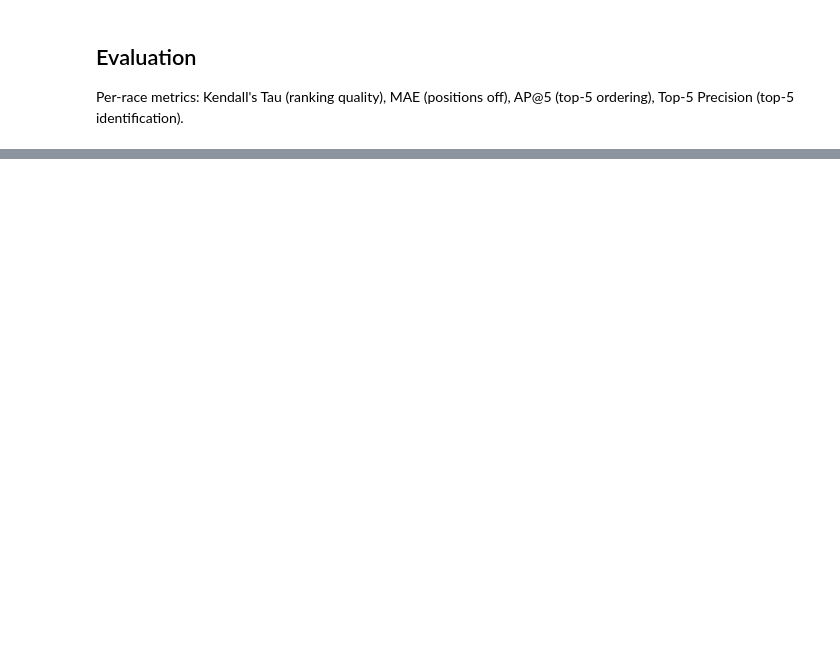
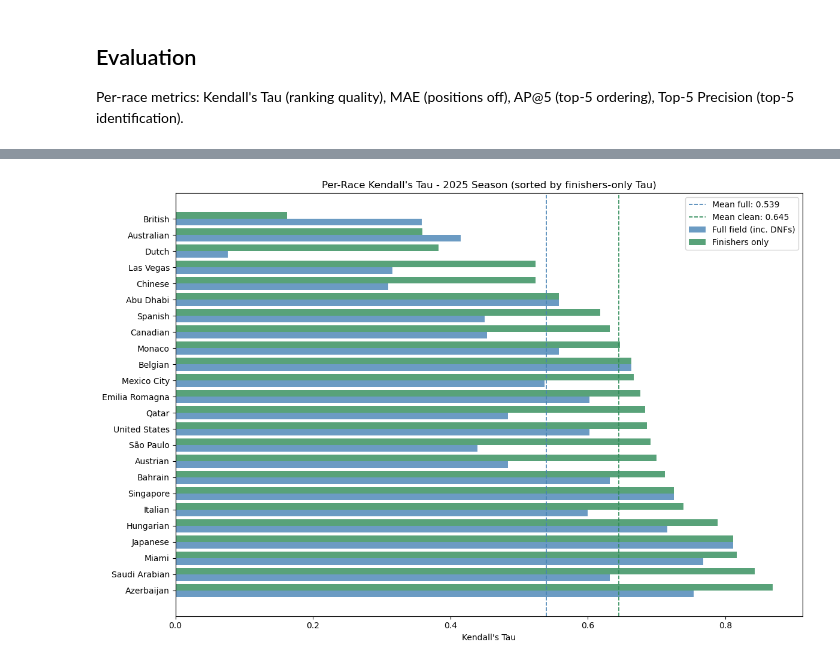
Before and after one commit to JohanRamirez2022/F1-Driver-Race-Position-Predictor, a Jupyter notebook: F1.ipynb, the cells around one changed output, grey strips where cells are left out. Saved outputs shown, nothing was run; the diff lists cells and outputs as text; code cells hidden in the pictures; blank space fills up the shorter version.

```diff
--- a/F1.ipynb
+++ b/F1.ipynb
@@ -180,4 +181,5 @@ Load the combined dataset and sort chronologically.
 # %%
 df = pd.read_csv('data/f1_2020_2025.csv')
 df = df.sort_values(['Season', 'Round']).reset_index(drop=True)
+raw_2025 = pd.read_csv('data/f1_2025.csv')
 print(f"Loaded {len(df)} rows across {df['Season'].nunique()} seasons ({int(df['Season'].min())}-{int(df['Season'].max())})")
@@ -628,16 +765,27 @@ plt.show()
 # %%
-# Per-race Kendall's Tau bar chart
-races_sorted = sorted(tau_scores.items(), key=lambda x: x[1], reverse=True)
-race_names = [r[0].replace(' Grand Prix', '') for r in races_sorted]
-taus = [r[1] for r in races_sorted]
-colors = ['steelblue' if t >= 0 else 'tomato' for t in taus]
+# Per-race Kendall's Tau bar chart (full field vs finishers only)
+races_sorted = sorted(tau_full_scores.keys(), key=lambda r: -tau_clean_scores[r])
+race_names   = [r.replace(' Grand Prix', '') for r in races_sorted]
+taus_full    = [tau_full_scores[r]  for r in races_sorted]
+taus_clean   = [tau_clean_scores[r] for r in races_sorted]
 
-fig, ax = plt.subplots(figsize=(12, 6))
-ax.barh(race_names, taus, color=colors)
+x     = np.arange(len(race_names))
+width = 0.4
+
+fig, ax = plt.subplots(figsize=(12, 8))
+ax.barh(x - width/2, taus_full,  width, label='Full field (inc. DNFs)', color='steelblue', alpha=0.8)
+ax.barh(x + width/2, taus_clean, width, label='Finishers only',         color='seagreen',  alpha=0.8)
+ax.set_yticks(x)
+ax.set_yticklabels(race_names)
 ax.axvline(0, color='black', linewidth=0.8)
-ax.axvline(np.mean(taus), color='red', linestyle='--', linewidth=1.5, label=f'Mean: {np.mean(taus):.3f}')
+ax.axvline(np.mean(taus_full),  color='steelblue', linestyle='--', linewidth=1.2,
+           label=f'Mean full: {np.mean(taus_full):.3f}')
+ax.axvline(np.mean(taus_clean), color='seagreen',  linestyle='--', linewidth=1.2,
+           label=f'Mean clean: {np.mean(taus_clean):.3f}')
 ax.set_xlabel("Kendall's Tau")
-ax.set_title("Per-Race Kendall's Tau - 2025 Season")
+ax.set_title("Per-Race Kendall's Tau - 2025 Season (sorted by finishers-only Tau)")
 ax.legend()
 plt.tight_layout()
 plt.show()
+# %% [output]
+[figure, added]
```
Also changed, not shown: parts of 31 cells of this notebook, 14 other files.
